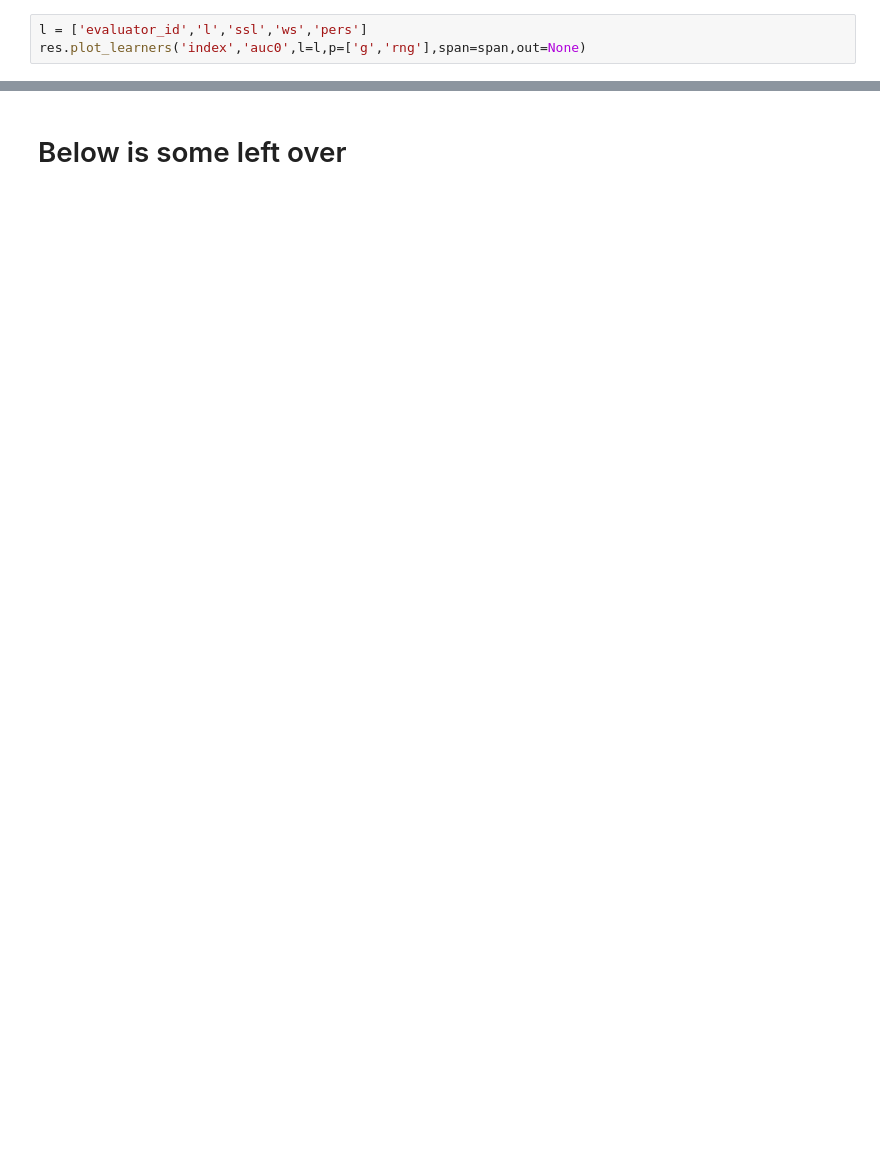
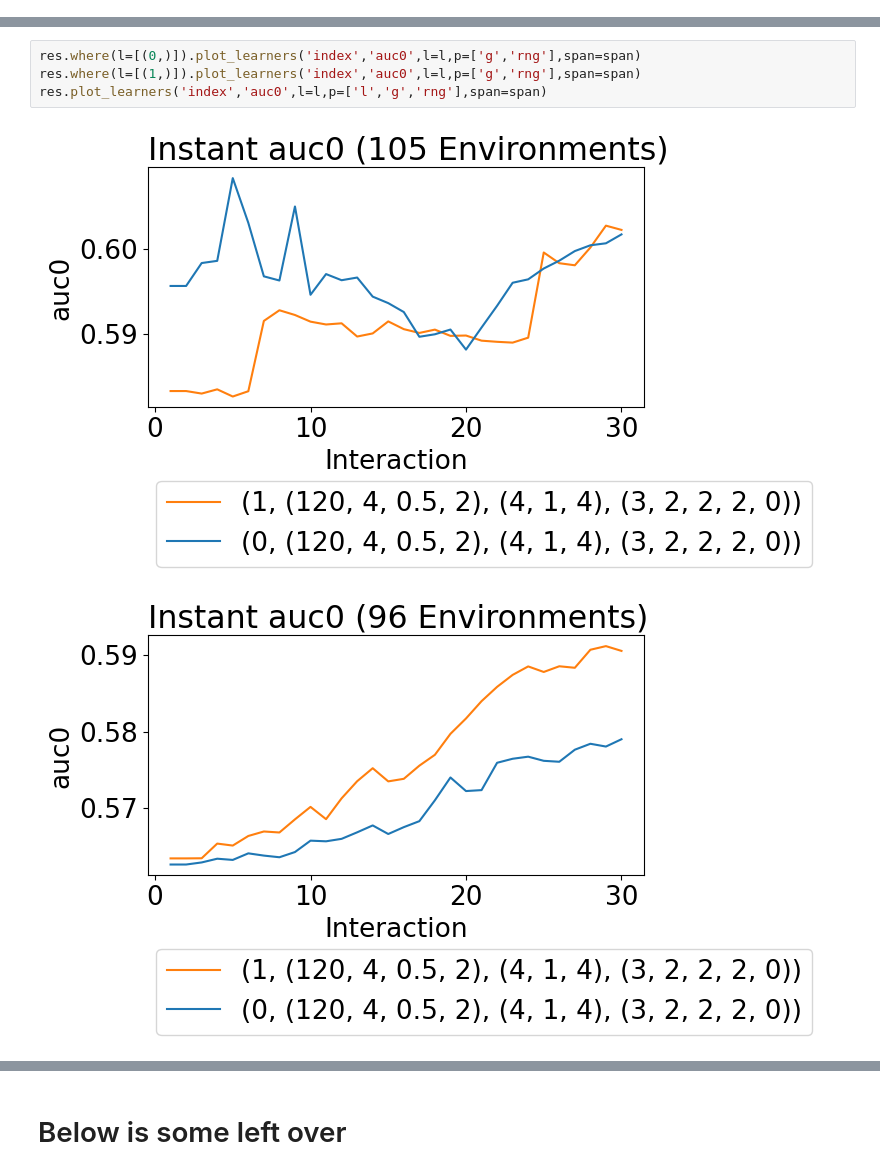
Before and after one commit to mrucker/diss, a Jupyter notebook: sapiens/notebooks/3) online, personalization, supervised.ipynb, the cells around one changed output, grey strips where cells are left out. Saved outputs shown, nothing was run; the diff lists cells and outputs as text; blank space fills up the shorter version.

```diff
--- a/sapiens/notebooks/3) online, personalization, supervised.ipynb
+++ b/sapiens/notebooks/3) online, personalization, supervised.ipynb
@@ -3421,3 +1811,0 @@ We removed 112 ['g', 'rng'] because more than one existed for each ['evaluator_i
-# %%
-l = ['evaluator_id','l','ssl','ws','pers']
-res.plot_learners('index','auc0',l=l,p=['g','rng'],span=span,out=None)
@@ -3426,0 +2342,7 @@ We removed 36 ['g', 'rng'] because they did not exist for every ['evaluator_id',
+# %%
+res.where(l=[(0,)]).plot_learners('index','auc0',l=l,p=['g','rng'],span=span)
+res.where(l=[(1,)]).plot_learners('index','auc0',l=l,p=['g','rng'],span=span)
+res.plot_learners('index','auc0',l=l,p=['l','g','rng'],span=span)
+# %% [output]
+[figure, added]
+[figure, added]
```
Also changed, not shown: parts of 39 cells of this notebook, 4 other files.
